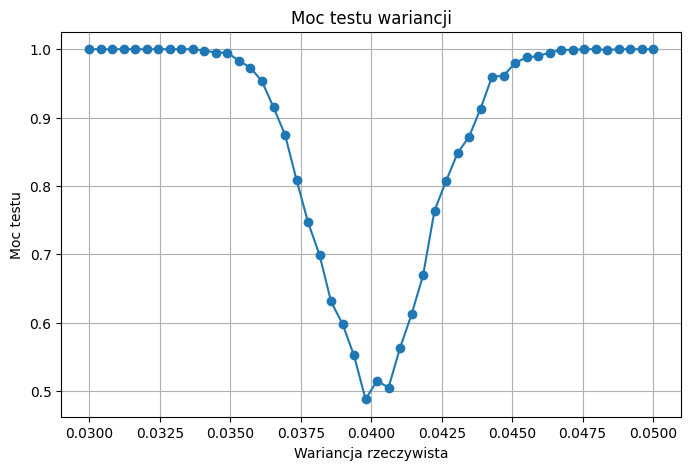
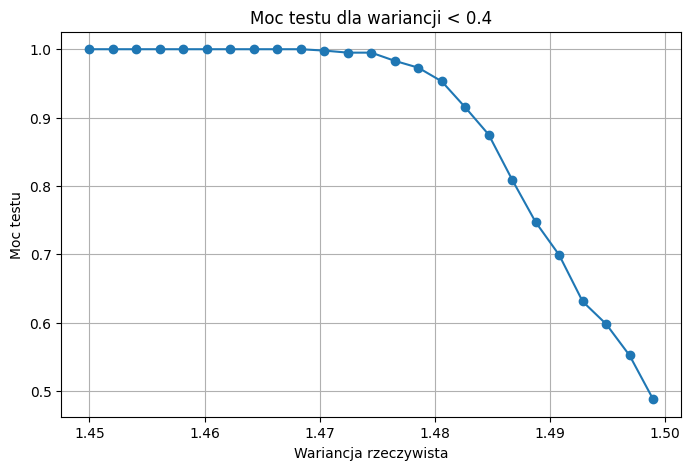
The change to this notebook cell's code, shown as a diff; its figure went from the first image to the second:
--- before
+++ after
@@ -1,11 +1,41 @@
-import matplotlib.pyplot as plt
+sigma_2_mniej = []
+sigma_2_mniej_moc = []
+
+sigma_2_wiece = []
+sigma_2_wiece_moc = []
+
+k = int(len(sigma_2_alter)/2)
+for i in range(k):
+    sigma_2_mniej.append(mu_alt[i])
+    sigma_2_mniej_moc.append(moc_lista[i])
+    
+    sigma_2_wiece.append([mu_alt[i+k]])
+    sigma_2_wiece_moc.append([moc_lista[i+k]])
+    
 
 plt.figure(figsize=(8,5))
+plt.plot(sigma_2_mniej, sigma_2_mniej_moc, marker='o')
 
-plt.plot(
-    sigma_2_alter,
-    moc_lista,
-    marker='o'
-)
+plt.xlabel("Wariancja rzeczywista")
+plt.ylabel("Moc testu")
+plt.title("Moc testu dla wariancji < 0.4")
+
+plt.grid(True)
+plt.show()
+
+
+plt.figure(figsize=(8,5))
+plt.plot(sigma_2_wiece, sigma_2_wiece_moc, marker='o')
+
+plt.xlabel("Wariancja rzeczywista")
+plt.ylabel("Moc testu")
+plt.title("Moc testu dla wariancji > 0.4")
+
+plt.grid(True)
+plt.show()
+    
+
+plt.figure(figsize=(8,5))
+plt.plot(sigma_2_alter, moc_lista, marker='o')
 
 plt.xlabel("Wariancja rzeczywista")

Commit: Add BoxPlot variance